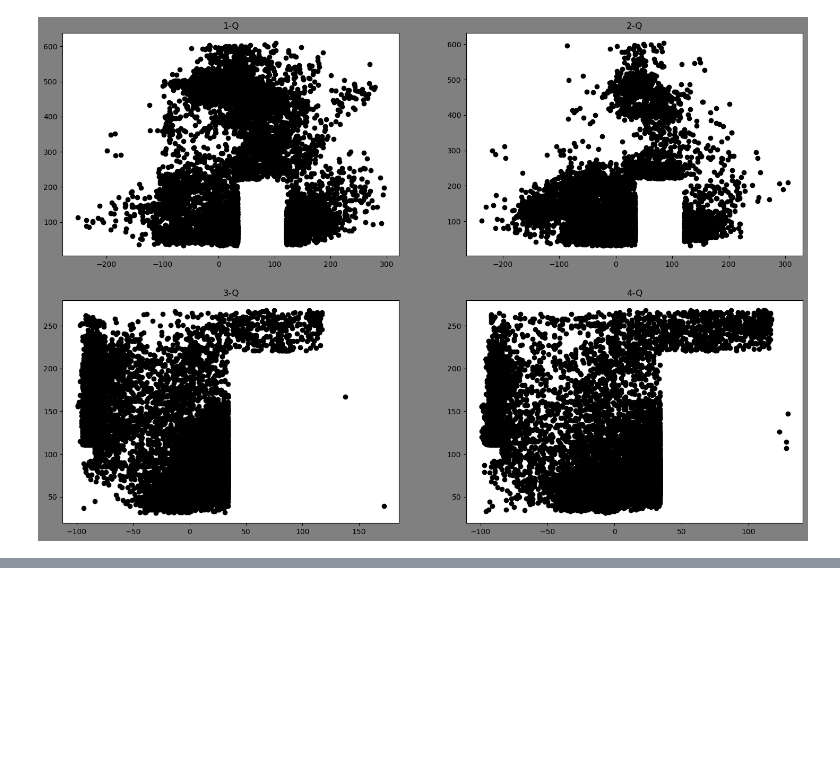
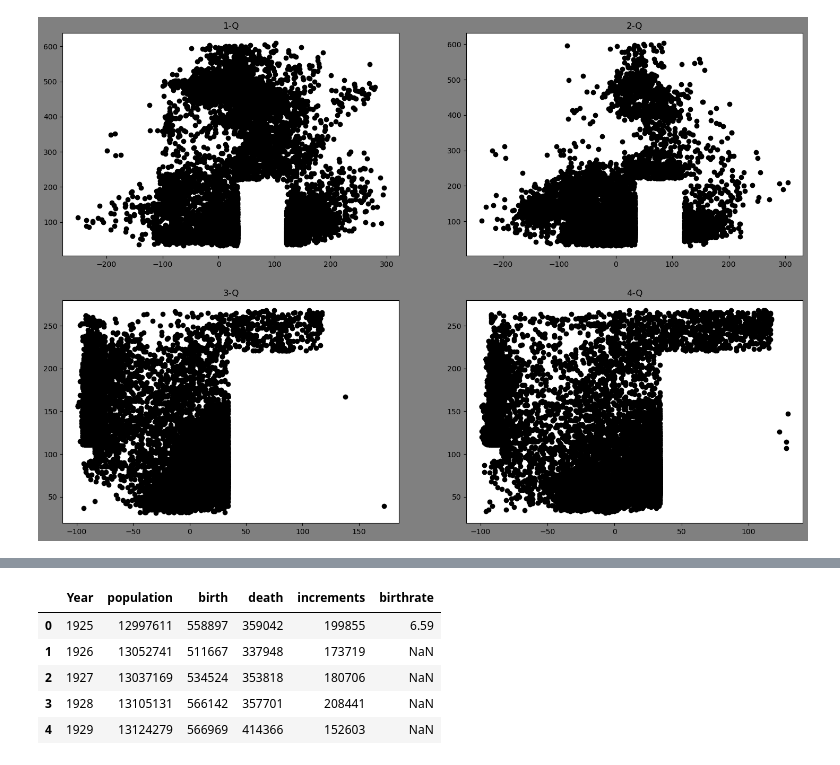
Before and after one commit to youngbeom9/250314-Quiz2-nyb-, a Jupyter notebook: pratice-1.ipynb, the cells around one changed output, grey strips where cells are left out. Saved outputs shown, nothing was run; the diff lists cells and outputs as text; code cells hidden in the pictures; blank space fills up the shorter version.

```diff
--- a/pratice-1.ipynb
+++ b/pratice-1.ipynb
@@ -57,0 +70,9 @@ plt.show()
+# %%
+kp.head()
+# %% [output]
+|  | Year | population | birth | death | increments | birthrate |
+| 0 | 1925 | 12997611 | 558897 | 359042 | 199855 | 6.59 |
+| 1 | 1926 | 13052741 | 511667 | 337948 | 173719 | NaN |
+| 2 | 1927 | 13037169 | 534524 | 353818 | 180706 | NaN |
+| 3 | 1928 | 13105131 | 566142 | 357701 | 208441 | NaN |
+| 4 | 1929 | 13124279 | 566969 | 414366 | 152603 | NaN |
```
Also changed, not shown: parts of 4 cells of this notebook.
